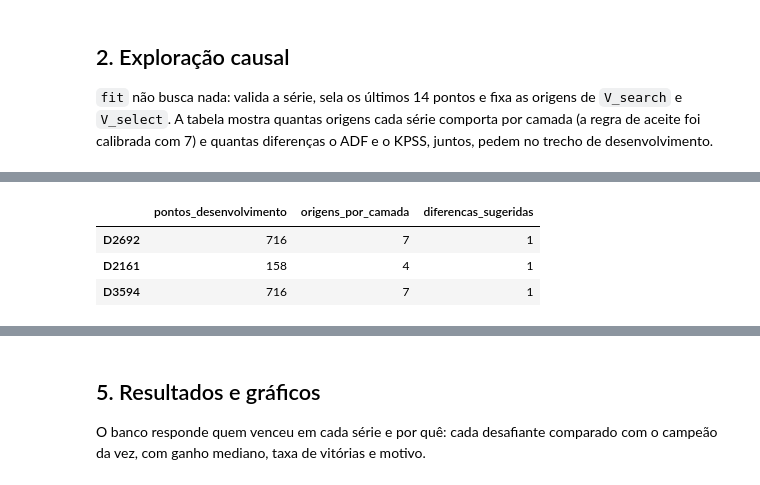
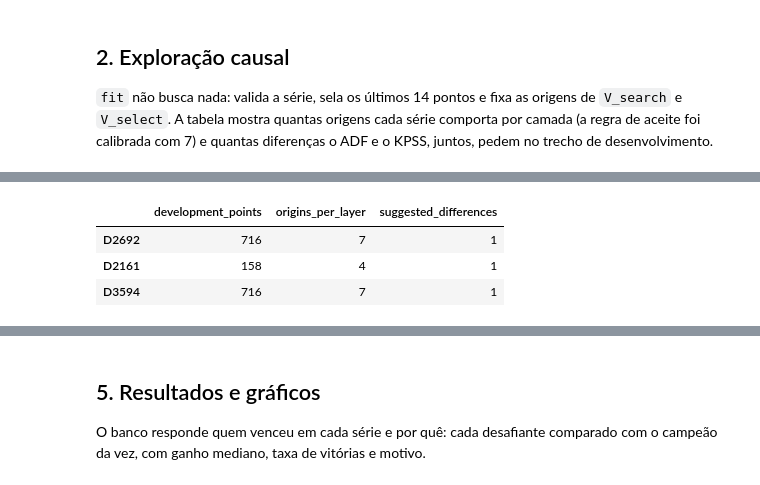
Before and after one commit to autohybts-lib/AutoHybTS, a Jupyter notebook: notebooks/22_m4_development_pilot.ipynb, the cells around one changed output, grey strips where cells are left out. Cells and saved outputs as stored; diff of their text form; code cells hidden in the pictures.

```diff
--- a/notebooks/22_m4_development_pilot.ipynb
+++ b/notebooks/22_m4_development_pilot.ipynb
@@ -47,10 +49,10 @@ pd.DataFrame(
 # %%
-fig, axes = plt.subplots(len(cases), 1, figsize=(10, 2.2 * len(cases)))
-for ax, case in zip(axes, cases, strict=True):
+fig, axes = plt.subplots(len(cases), 1, figsize=(10, 2.2 * len(cases)), squeeze=False)
+for ax, case in zip(axes.flat, cases, strict=True):
     ax.plot(case.values.index, case.values.to_numpy(), linewidth=0.8, color="#0072B2")
     ax.axvspan(case.values.index[-H], case.values.index[-1], color="0.85", label="bloco selado")
     ax.set_title(case.series_id, fontsize=9)
-axes[0].legend(fontsize=8)
+axes.flat[0].legend(fontsize=8)
 fig.tight_layout()
 plt.show()
 # %% [output]
@@ -62,19 +64,26 @@ plt.show()
 # %%
 SETTINGS = {
     "fh": H,
+    "test_size": H,
     "seasonal_period": cases[0].seasonal_period,
     "session_id": 42,
     "budget": "small",
     "base_models": ["naive", "random_walk_drift", "linear", "exponential_smoothing"],
     "correctors": ["linear", "knn"],
 }
-experiments = {case.series_id: AutoHybridExperiment(**SETTINGS).fit(case.values) for case in cases}
+with warnings.catch_warnings(record=True) as caught:
+    warnings.simplefilter("always")
+    experiments = {
+        case.series_id: AutoHybridExperiment(**SETTINGS).fit(case.values) for case in cases
+    }
+for message, count in Counter(str(item.message) for item in caught).items():
+    print(f"WARNING ({count}): {message}")
 pd.DataFrame(
     {
         sid: {
-            "pontos_desenvolvimento": len(exp.history_),
-            "origens_por_camada": exp.fold_,
-            "diferencas_sugeridas": int(exp.stationarity_report()["d_consensus"].iloc[0]),
+            "development_points": len(exp.history_),
+            "origins_per_layer": exp.fold_,
+            "suggested_differences": int(exp.stationarity_report()["d_consensus"].iloc[0]),
         }
         for sid, exp in experiments.items()
     }
@@ -83,4 +93,4 @@ pd.DataFrame(
-|  | pontos_desenvolvimento | origens_por_camada | diferencas_sugeridas |
+|  | development_points | origins_per_layer | suggested_differences |
 | D2692 | 716 | 7 | 1 |
 | D2161 | 158 | 4 | 1 |
 | D3594 | 716 | 7 | 1 |
```
Also changed, not shown: parts of 15 cells of this notebook, 13 other files.
